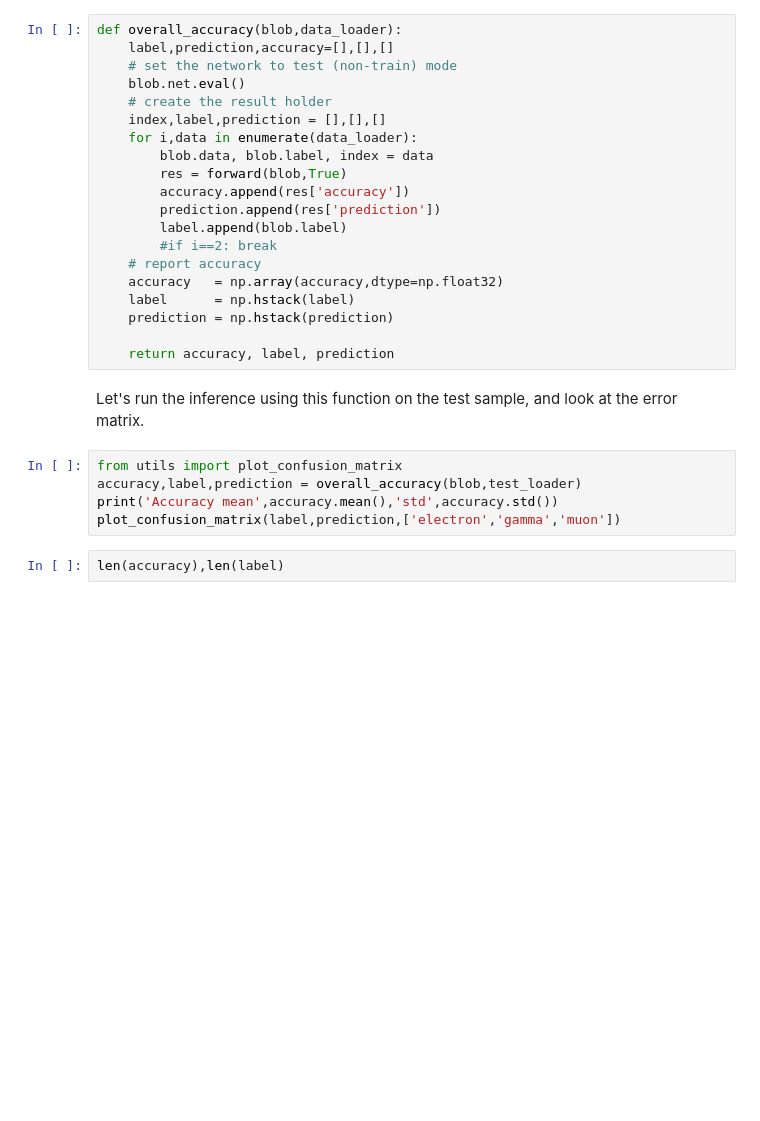
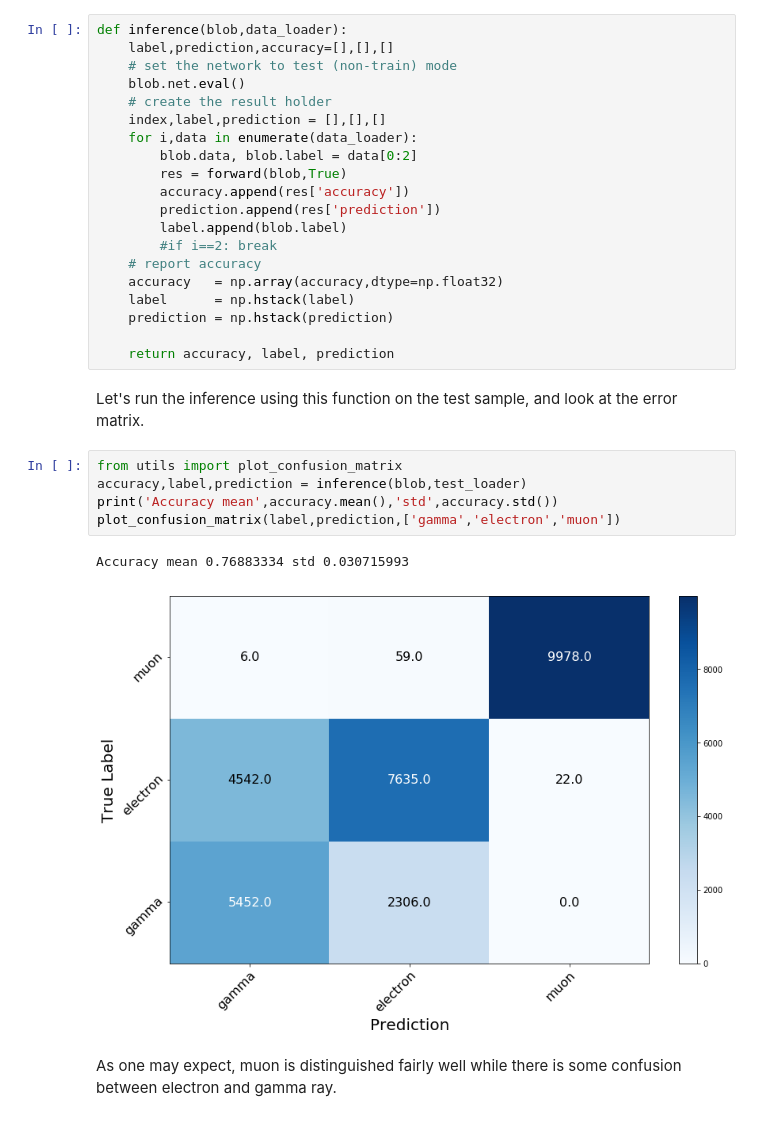
Before and after one commit to WatChMaL/ExampleNotebooks, a Jupyter notebook: HKML CNN Image Classification.ipynb, the cells around one changed output. Cells and saved outputs as stored; diff of their text form; blank space fills up the shorter version.

```diff
--- a/HKML CNN Image Classification.ipynb
+++ b/HKML CNN Image Classification.ipynb
@@ -261,14 +265,14 @@ The tick lines now represent the moving average (all data points are from the tr
 ## Performance Analysis
 Beyond looking at the performance of the network, we can analyze how the network is performing for each classification target. Let's first obtain a high-statistics analysis output by running the network on all test samples.
 # %%
-def overall_accuracy(blob,data_loader):
+def inference(blob,data_loader):
     label,prediction,accuracy=[],[],[]
     # set the network to test (non-train) mode
     blob.net.eval()
     # create the result holder
     index,label,prediction = [],[],[]
     for i,data in enumerate(data_loader):
-        blob.data, blob.label, index = data
+        blob.data, blob.label = data[0:2]
         res = forward(blob,True)
         accuracy.append(res['accuracy'])
         prediction.append(res['prediction'])
@@ -284,8 +288,11 @@ def overall_accuracy(blob,data_loader):
 Let's run the inference using this function on the test sample, and look at the error matrix.
 # %%
 from utils import plot_confusion_matrix
-accuracy,label,prediction = overall_accuracy(blob,test_loader)
+accuracy,label,prediction = inference(blob,test_loader)
 print('Accuracy mean',accuracy.mean(),'std',accuracy.std())
-plot_confusion_matrix(label,prediction,['electron','gamma','muon'])
+plot_confusion_matrix(label,prediction,['gamma','electron','muon'])
+# %% [output]
+Accuracy mean 0.76883334 std 0.030715993
+[figure, added]
-# %%
-len(accuracy),len(label)
+# %% [markdown]
+As one may expect, muon is distinguished fairly well while there is some confusion between electron and gamma ray.
```
Also changed, not shown: parts of 5 cells of this notebook, 5 other files.
